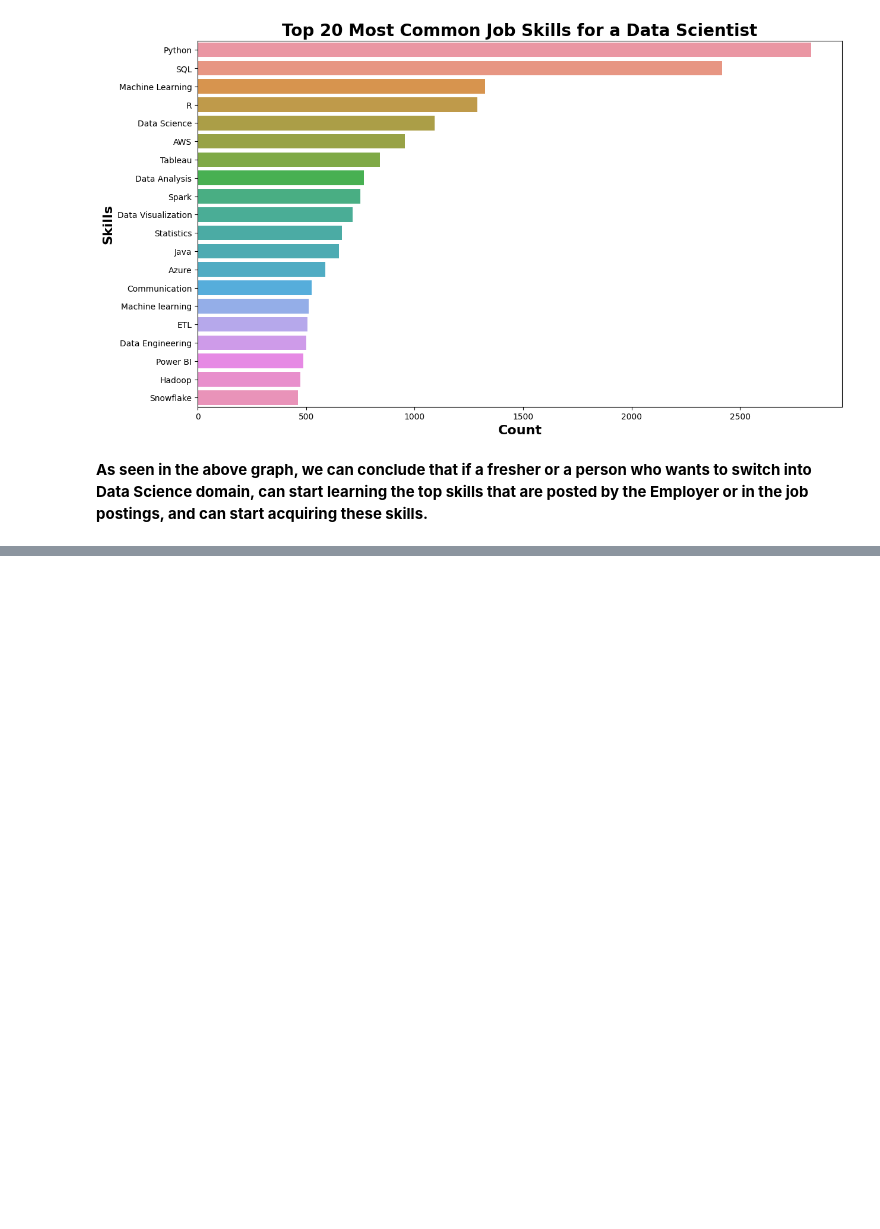
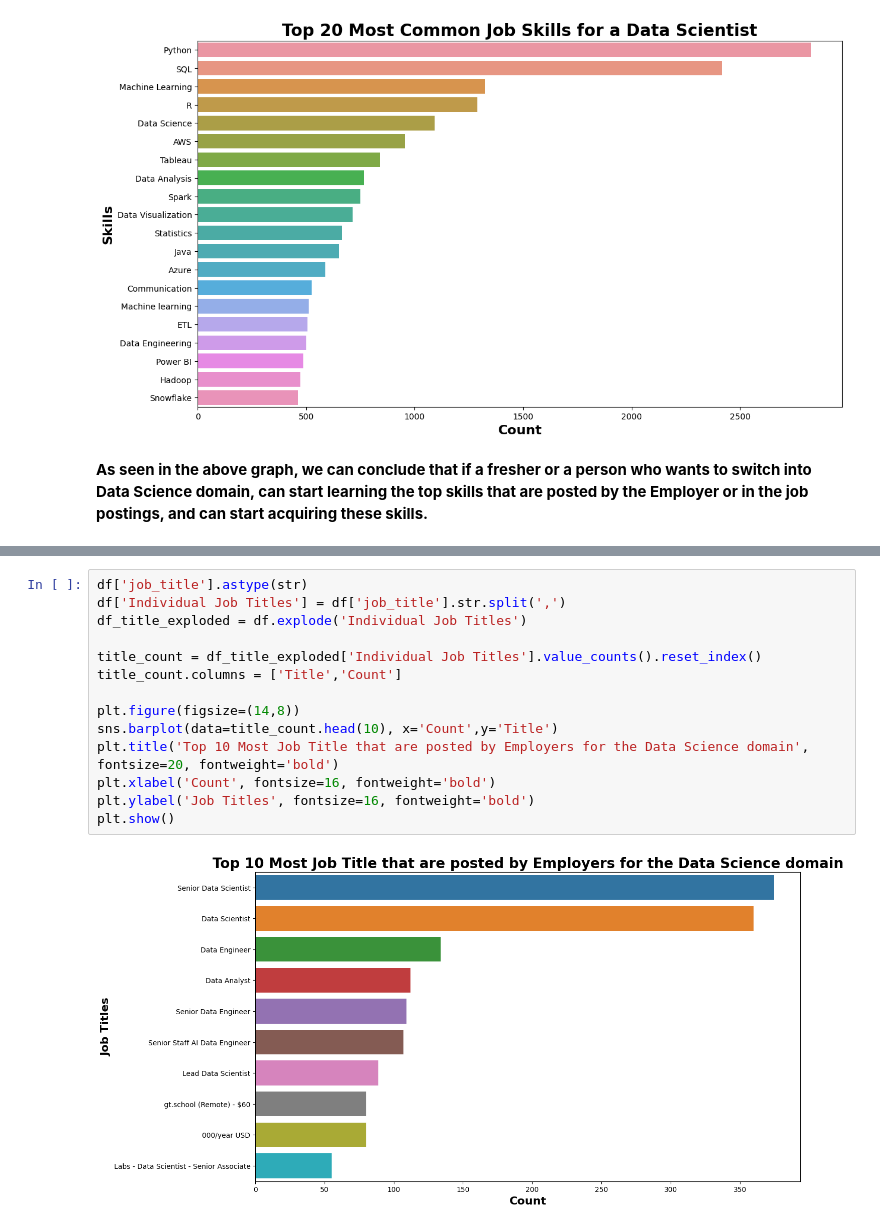
Before and after one commit to kumawatmanish05/LinkedIn_Data_Jobs, a Jupyter notebook: linkedin-data-jobs.ipynb, the cells around one changed output, grey strips where cells are left out. Drawn from its saved outputs; the diff is of its cells as text; blank space fills up the shorter version.

Commit message:
LinkedIn_Data_Jobs

```diff
--- a/linkedin-data-jobs.ipynb
+++ b/linkedin-data-jobs.ipynb
@@ -128,0 +131,16 @@ plt.show()
+# %%
+df['job_title'].astype(str)
+df['Individual Job Titles'] = df['job_title'].str.split(',')
+df_title_exploded = df.explode('Individual Job Titles')
+
+title_count = df_title_exploded['Individual Job Titles'].value_counts().reset_index()
+title_count.columns = ['Title','Count']
+
+plt.figure(figsize=(14,8))
+sns.barplot(data=title_count.head(10), x='Count',y='Title')
+plt.title('Top 10 Most Job Title that are posted by Employers for the Data Science domain', fontsize=20, fontweight='bold')
+plt.xlabel('Count', fontsize=16, fontweight='bold')
+plt.ylabel('Job Titles', fontsize=16, fontweight='bold')
+plt.show()
+# %% [output]
+[figure, added]
```
Also changed, not shown: parts of 19 cells of this notebook.
